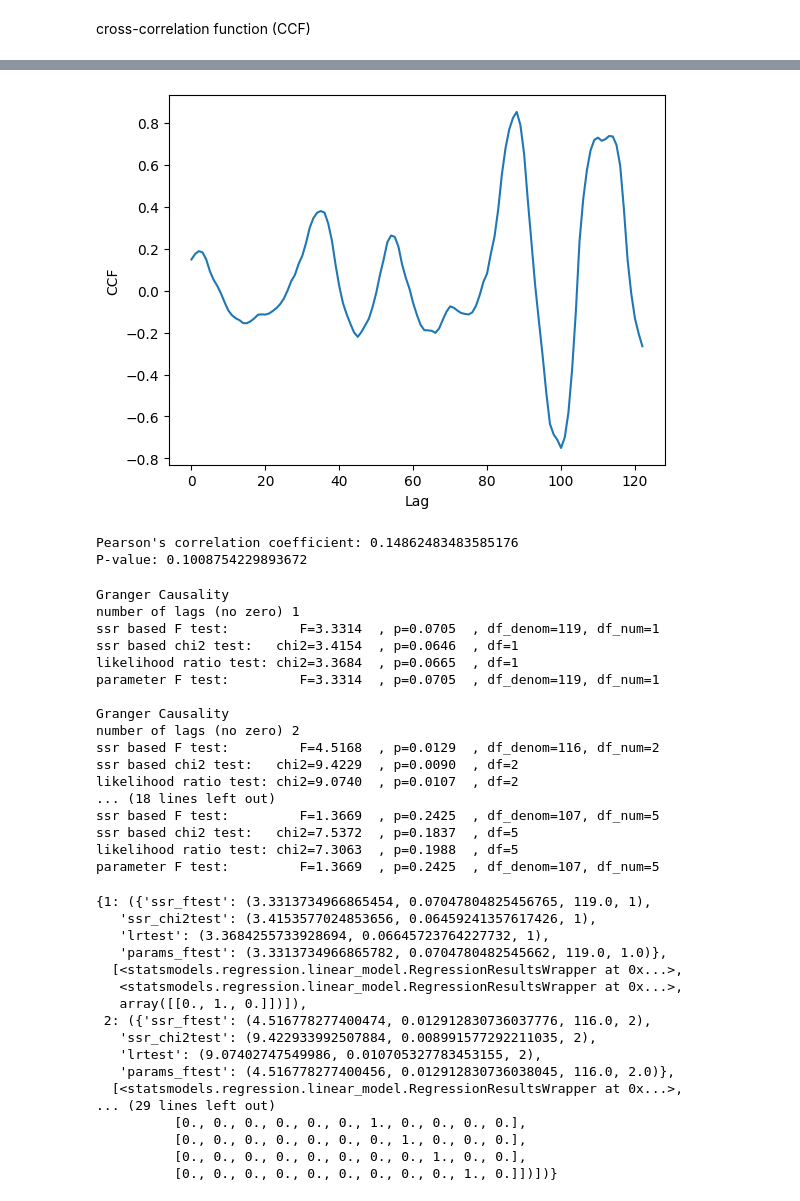
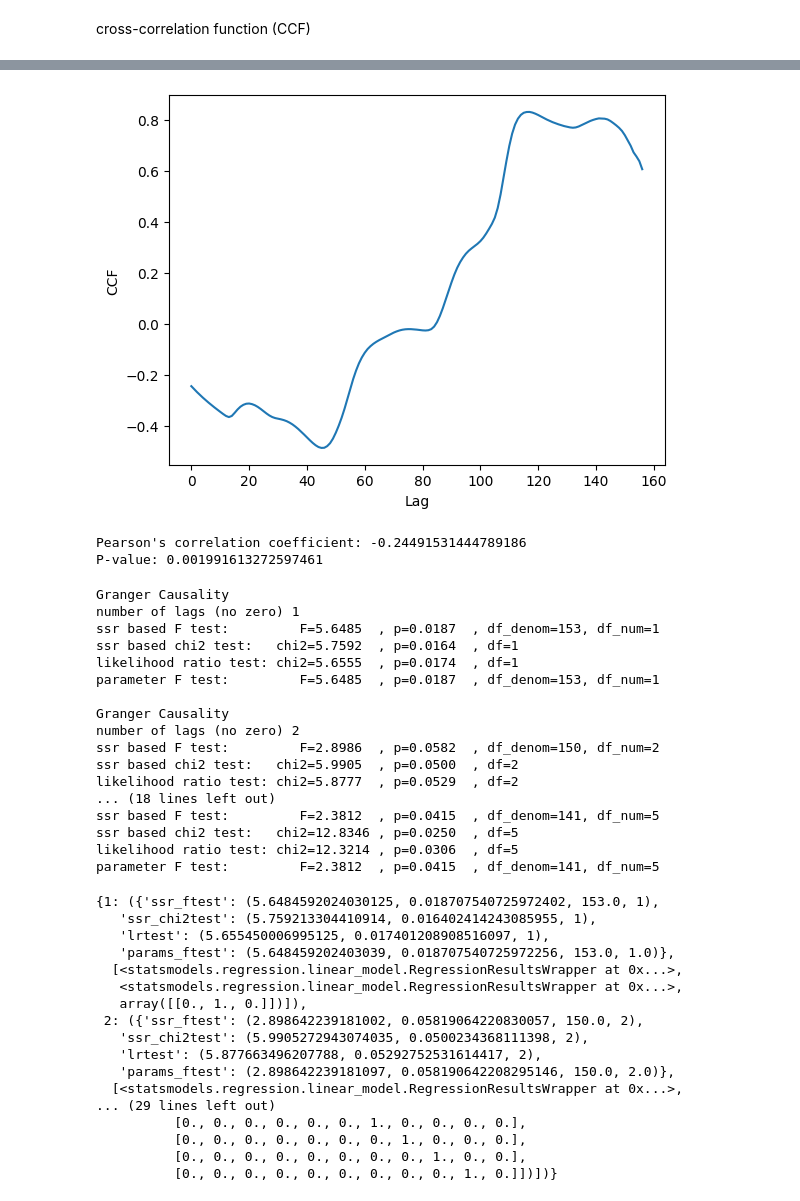
Before and after one commit to carolinehagood/covid-project, a Jupyter notebook: Final_Data_Analysis.ipynb, the cells around one changed output, grey strips where cells are left out. Drawn from its saved outputs; the diff is of its cells as text; code cells hidden in the pictures.

```diff
--- a/Final_Data_Analysis.ipynb
+++ b/Final_Data_Analysis.ipynb
@@ -8,6 +8,6 @@ import pandas as pd
 import matplotlib.pyplot as plt
 import seaborn as sns
 
-df = pd.read_csv('Total_cleaned_data.csv')
+df = pd.read_csv('merged_data.csv')
 df.tail()
 # %% [output]
@@ -41,36 +49,34 @@ print(df)
 # %%
 import numpy as np
 import pandas as pd
 import matplotlib.pyplot as plt
 from statsmodels.tsa.stattools import ccf
 
 # Calculate the cross-correlation function (CCF)
-ccf_result = ccf(df['COVID-19 Deaths'], df['Total_Doses'])
+ccf_result = ccf(df['COVID-19 Deaths'], df['Doses_Cumulative'])
 
 # Plot the CCF
 plt.plot(ccf_result)
 plt.xlabel('Lag')
 plt.ylabel('CCF')
 plt.show()
-
-# Highest peak is lag to use. Positive lag ~80. Negative lag 100
 # %% [output]
-[figure, old version]
+[figure, new version]
 # %%
 import numpy as np
 import pandas as pd
 from scipy.stats import pearsonr
 
 # Calculate Pearson's correlation coefficient and p-value
-x = df['Total_Doses']
+x = df['Doses_Cumulative']
 y = df['COVID-19 Deaths']
 corr_coefficient, p_value = pearsonr(x, y)
 
 print(f"Pearson's correlation coefficient: {corr_coefficient}")
 print(f"P-value: {p_value}")
 # %% [output]
-Pearson's correlation coefficient: 0.14862483483585176
-P-value: 0.1008754229893672
+Pearson's correlation coefficient: -0.24491531444789186
+P-value: 0.001991613272597461
 # %%
 import pandas as pd
 from statsmodels.tsa.stattools import grangercausalitytests
@@ -85,32 +91,32 @@ grangercausalitytests(data, max_lag)
 # %% [output]
 Granger Causality
 number of lags (no zero) 1
-ssr based F test:         F=3.3314  , p=0.0705  , df_denom=119, df_num=1
-ssr based chi2 test:   chi2=3.4154  , p=0.0646  , df=1
-likelihood ratio test: chi2=3.3684  , p=0.0665  , df=1
-parameter F test:         F=3.3314  , p=0.0705  , df_denom=119, df_num=1
+ssr based F test:         F=5.6485  , p=0.0187  , df_denom=153, df_num=1
+ssr based chi2 test:   chi2=5.7592  , p=0.0164  , df=1
+likelihood ratio test: chi2=5.6555  , p=0.0174  , df=1
+parameter F test:         F=5.6485  , p=0.0187  , df_denom=153, df_num=1
 
 Granger Causality
 number of lags (no zero) 2
-ssr based F test:         F=4.5168  , p=0.0129  , df_denom=116, df_num=2
-ssr based chi2 test:   chi2=9.4229  , p=0.0090  , df=2
-likelihood ratio test: chi2=9.0740  , p=0.0107  , df=2
+ssr based F test:         F=2.8986  , p=0.0582  , df_denom=150, df_num=2
+ssr based chi2 test:   chi2=5.9905  , p=0.0500  , df=2
+likelihood ratio test: chi2=5.8777  , p=0.0529  , df=2
 ... (18 lines left out)
-ssr based F test:         F=1.3669  , p=0.2425  , df_denom=107, df_num=5
-ssr based chi2 test:   chi2=7.5372  , p=0.1837  , df=5
-likelihood ratio test: chi2=7.3063  , p=0.1988  , df=5
-parameter F test:         F=1.3669  , p=0.2425  , df_denom=107, df_num=5
+ssr based F test:         F=2.3812  , p=0.0415  , df_denom=141, df_num=5
+ssr based chi2 test:   chi2=12.8346 , p=0.0250  , df=5
+likelihood ratio test: chi2=12.3214 , p=0.0306  , df=5
+parameter F test:         F=2.3812  , p=0.0415  , df_denom=141, df_num=5
-{1: ({'ssr_ftest': (3.3313734966865454, 0.07047804825456765, 119.0, 1),
-   'ssr_chi2test': (3.4153577024853656, 0.06459241357617426, 1),
-   'lrtest': (3.3684255733928694, 0.06645723764227732, 1),
-   'params_ftest': (3.3313734966865782, 0.0704780482545662, 119.0, 1.0)},
+{1: ({'ssr_ftest': (5.6484592024030125, 0.018707540725972402, 153.0, 1),
+   'ssr_chi2test': (5.759213304410914, 0.016402414243085955, 1),
+   'lrtest': (5.655450006995125, 0.017401208908516097, 1),
+   'params_ftest': (5.648459202403039, 0.018707540725972256, 153.0, 1.0)},
   [<statsmodels.regression.linear_model.RegressionResultsWrapper at 0x...>,
    <statsmodels.regression.linear_model.RegressionResultsWrapper at 0x...>,
    array([[0., 1., 0.]])]),
- 2: ({'ssr_ftest': (4.516778277400474, 0.012912830736037776, 116.0, 2),
-   'ssr_chi2test': (9.422933992507884, 0.008991577292211035, 2),
-   'lrtest': (9.07402747549986, 0.010705327783453155, 2),
-   'params_ftest': (4.516778277400456, 0.012912830736038045, 116.0, 2.0)},
+ 2: ({'ssr_ftest': (2.898642239181002, 0.05819064220830057, 150.0, 2),
+   'ssr_chi2test': (5.9905272943074035, 0.0500234368111398, 2),
+   'lrtest': (5.877663496207788, 0.05292752531614417, 2),
+   'params_ftest': (2.898642239181097, 0.058190642208295146, 150.0, 2.0)},
   [<statsmodels.regression.linear_model.RegressionResultsWrapper at 0x...>,
 ... (29 lines left out)
           [0., 0., 0., 0., 0., 0., 1., 0., 0., 0., 0.],
```
Also changed, not shown: parts of 3 cells of this notebook.
